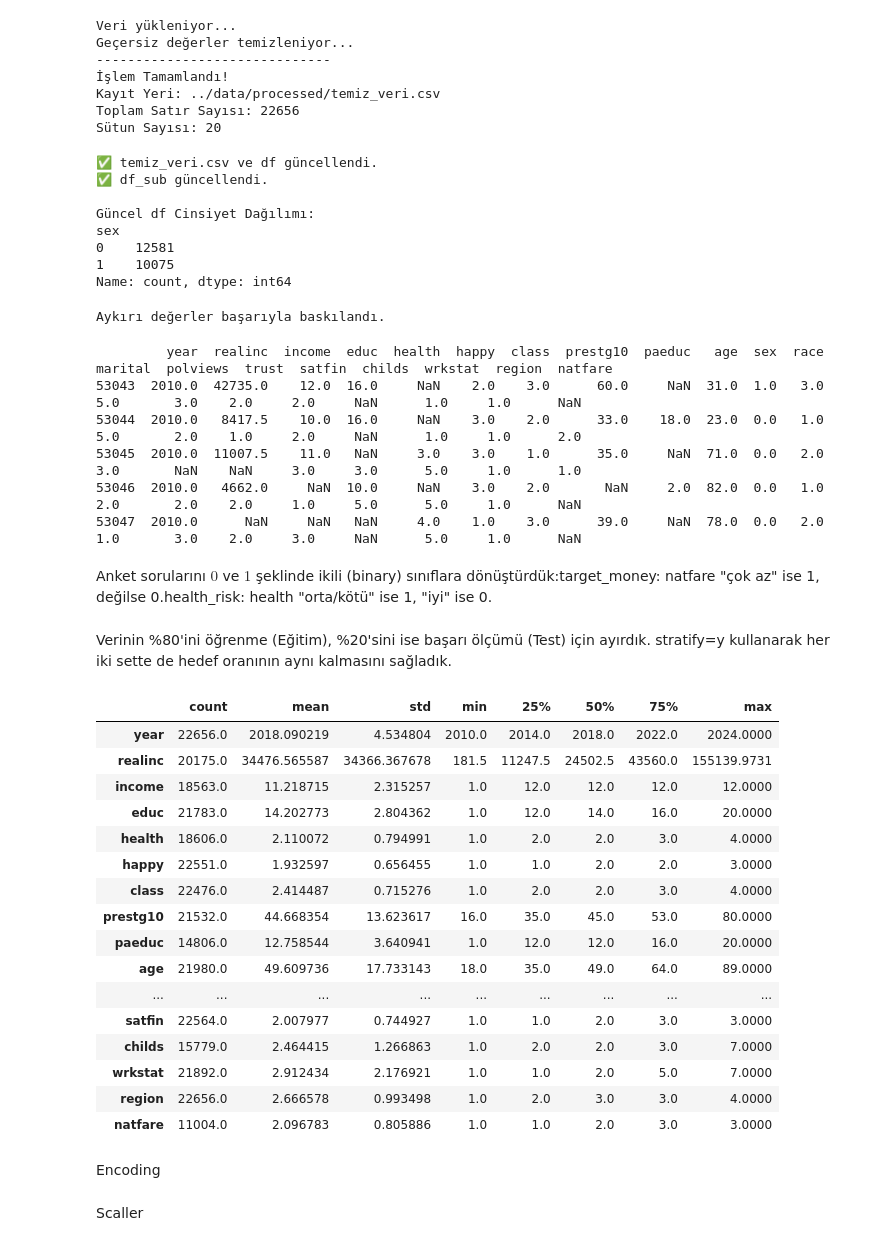
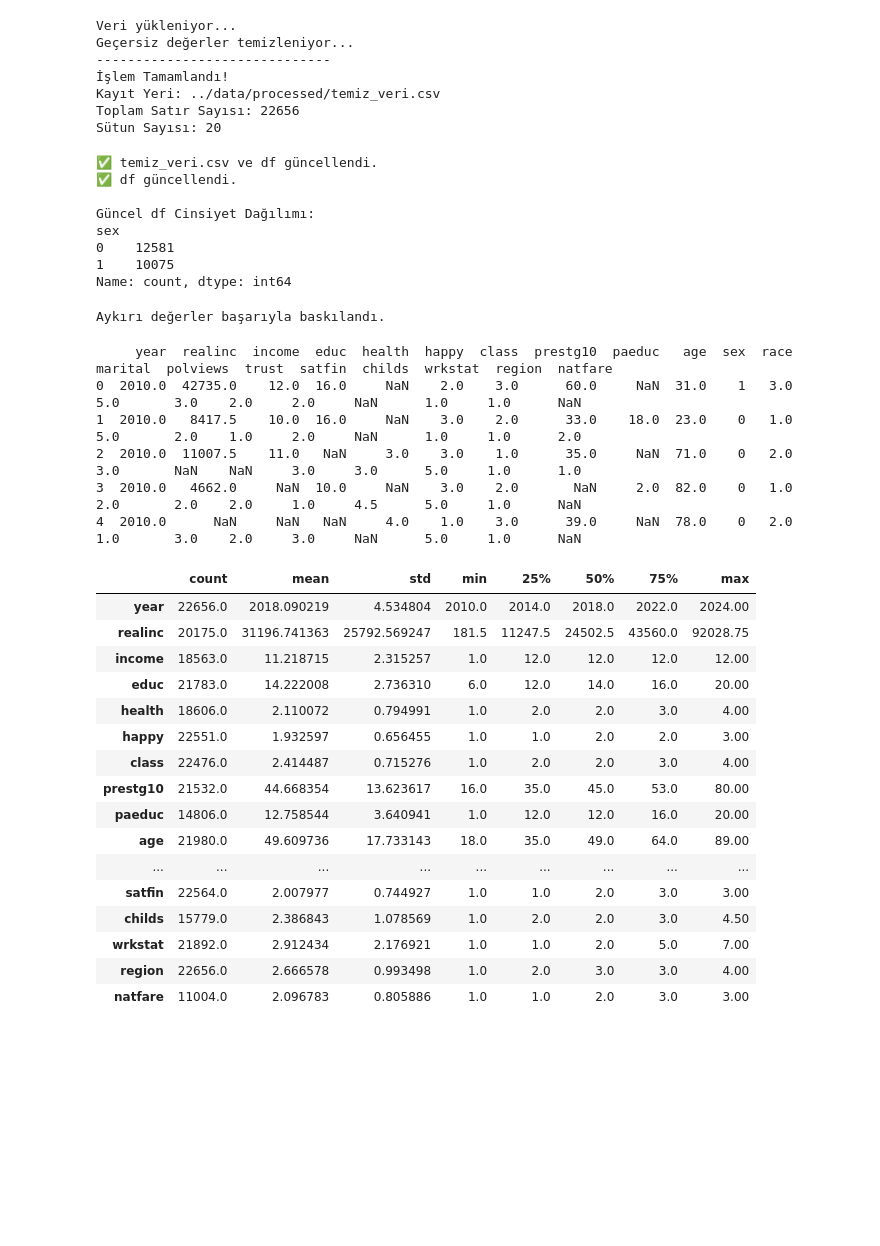
Before and after one commit to muratef/gss-sosyal-analiz, a Jupyter notebook: notebooks/01_veri_hazirlama.ipynb, the cells around one changed output. Saved outputs shown, nothing was run; the diff lists cells and outputs as text; code cells hidden in the pictures; blank space fills up the shorter version.

```diff
--- a/notebooks/01_veri_hazirlama.ipynb
+++ b/notebooks/01_veri_hazirlama.ipynb
@@ -192,20 +192,20 @@ df['sex'] = pd.to_numeric(df['sex'], errors='coerce').fillna(0).astype(int)
 df.to_csv(dosya_yolu, index=False)
 print("✅ temiz_veri.csv ve df güncellendi.")
 
-# 2. df_sub bellekte varsa onu da güncelle
-if 'df_sub' in locals():
-    df_sub.loc[:, 'sex'] = df_sub['sex'].replace(donusum)
-    df_sub.loc[:, 'sex'] = pd.to_numeric(df_sub['sex'], errors='coerce').fillna(0).astype(int)
-    print("✅ df_sub güncellendi.")
+# 2. df bellekte varsa onu da güncelle
+if 'df' in locals():
+    df.loc[:, 'sex'] = df['sex'].replace(donusum)
+    df.loc[:, 'sex'] = pd.to_numeric(df['sex'], errors='coerce').fillna(0).astype(int)
+    print("✅ df güncellendi.")
 else:
-    print("⚠️ df_sub henüz oluşturulmamış, sadece df ve dosya güncellendi.")
+    print("⚠️ df henüz oluşturulmamış, sadece df ve dosya güncellendi.")
 
 # Kontrol
 print("\nGüncel df Cinsiyet Dağılımı:")
 print(df['sex'].value_counts())
 # %% [output]
 ✅ temiz_veri.csv ve df güncellendi.
-✅ df_sub güncellendi.
+✅ df güncellendi.
 
 Güncel df Cinsiyet Dağılımı:
 sex
@@ -231,39 +231,31 @@ print("Aykırı değerler başarıyla baskılandı.")
 # %% [output]
 Aykırı değerler başarıyla baskılandı.
 # %%
-print(df_sub.head())
+print(df.head())
 # %% [output]
-         year  realinc  income  educ  health  happy  class  prestg10  paeduc   age  sex  race  marital  polviews  trust  satfin  childs  wrkstat  region  natfare
-53043  2010.0  42735.0    12.0  16.0     NaN    2.0    3.0      60.0     NaN  31.0  1.0   3.0      5.0       3.0    2.0     2.0     NaN      1.0     1.0      NaN
-53044  2010.0   8417.5    10.0  16.0     NaN    3.0    2.0      33.0    18.0  23.0  0.0   1.0      5.0       2.0    1.0     2.0     NaN      1.0     1.0      2.0
-53045  2010.0  11007.5    11.0   NaN     3.0    3.0    1.0      35.0     NaN  71.0  0.0   2.0      3.0       NaN    NaN     3.0     3.0      5.0     1.0      1.0
-53046  2010.0   4662.0     NaN  10.0     NaN    3.0    2.0       NaN     2.0  82.0  0.0   1.0      2.0       2.0    2.0     1.0     5.0      5.0     1.0      NaN
-53047  2010.0      NaN     NaN   NaN     4.0    1.0    3.0      39.0     NaN  78.0  0.0   2.0      1.0       3.0    2.0     3.0     NaN      5.0     1.0      NaN
+     year  realinc  income  educ  health  happy  class  prestg10  paeduc   age  sex  race  marital  polviews  trust  satfin  childs  wrkstat  region  natfare
+0  2010.0  42735.0    12.0  16.0     NaN    2.0    3.0      60.0     NaN  31.0    1   3.0      5.0       3.0    2.0     2.0     NaN      1.0     1.0      NaN
+1  2010.0   8417.5    10.0  16.0     NaN    3.0    2.0      33.0    18.0  23.0    0   1.0      5.0       2.0    1.0     2.0     NaN      1.0     1.0      2.0
+2  2010.0  11007.5    11.0   NaN     3.0    3.0    1.0      35.0     NaN  71.0    0   2.0      3.0       NaN    NaN     3.0     3.0      5.0     1.0      1.0
+3  2010.0   4662.0     NaN  10.0     NaN    3.0    2.0       NaN     2.0  82.0    0   1.0      2.0       2.0    2.0     1.0     4.5      5.0     1.0      NaN
+4  2010.0      NaN     NaN   NaN     4.0    1.0    3.0      39.0     NaN  78.0    0   2.0      1.0       3.0    2.0     3.0     NaN      5.0     1.0      NaN
-# %% [markdown]
-Anket sorularını $0$ ve $1$ şeklinde ikili (binary) sınıflara dönüştürdük:target_money: natfare "çok az" ise 1, değilse 0.health_risk: health "orta/kötü" ise 1, "iyi" ise 0.
-# %% [markdown]
-Verinin %80'ini öğrenme (Eğitim), %20'sini ise başarı ölçümü (Test) için ayırdık. stratify=y kullanarak her iki sette de hedef oranının aynı kalmasını sağladık.
 # %%
-df_sub.describe().T
+df.describe().T
 # %% [output]
 |  | count | mean | std | min | 25% | 50% | 75% | max |
-| year | 22656.0 | 2018.090219 | 4.534804 | 2010.0 | 2014.0 | 2018.0 | 2022.0 | 2024.0000 |
-| realinc | 20175.0 | 34476.565587 | 34366.367678 | 181.5 | 11247.5 | 24502.5 | 43560.0 | 155139.9731 |
-| income | 18563.0 | 11.218715 | 2.315257 | 1.0 | 12.0 | 12.0 | 12.0 | 12.0000 |
-| educ | 21783.0 | 14.202773 | 2.804362 | 1.0 | 12.0 | 14.0 | 16.0 | 20.0000 |
-| health | 18606.0 | 2.110072 | 0.794991 | 1.0 | 2.0 | 2.0 | 3.0 | 4.0000 |
-| happy | 22551.0 | 1.932597 | 0.656455 | 1.0 | 1.0 | 2.0 | 2.0 | 3.0000 |
-| class | 22476.0 | 2.414487 | 0.715276 | 1.0 | 2.0 | 2.0 | 3.0 | 4.0000 |
-| prestg10 | 21532.0 | 44.668354 | 13.623617 | 16.0 | 35.0 | 45.0 | 53.0 | 80.0000 |
-| paeduc | 14806.0 | 12.758544 | 3.640941 | 1.0 | 12.0 | 12.0 | 16.0 | 20.0000 |
-| age | 21980.0 | 49.609736 | 17.733143 | 18.0 | 35.0 | 49.0 | 64.0 | 89.0000 |
+| year | 22656.0 | 2018.090219 | 4.534804 | 2010.0 | 2014.0 | 2018.0 | 2022.0 | 2024.00 |
+| realinc | 20175.0 | 31196.741363 | 25792.569247 | 181.5 | 11247.5 | 24502.5 | 43560.0 | 92028.75 |
+| income | 18563.0 | 11.218715 | 2.315257 | 1.0 | 12.0 | 12.0 | 12.0 | 12.00 |
+| educ | 21783.0 | 14.222008 | 2.736310 | 6.0 | 12.0 | 14.0 | 16.0 | 20.00 |
+| health | 18606.0 | 2.110072 | 0.794991 | 1.0 | 2.0 | 2.0 | 3.0 | 4.00 |
+| happy | 22551.0 | 1.932597 | 0.656455 | 1.0 | 1.0 | 2.0 | 2.0 | 3.00 |
+| class | 22476.0 | 2.414487 | 0.715276 | 1.0 | 2.0 | 2.0 | 3.0 | 4.00 |
+| prestg10 | 21532.0 | 44.668354 | 13.623617 | 16.0 | 35.0 | 45.0 | 53.0 | 80.00 |
+| paeduc | 14806.0 | 12.758544 | 3.640941 | 1.0 | 12.0 | 12.0 | 16.0 | 20.00 |
+| age | 21980.0 | 49.609736 | 17.733143 | 18.0 | 35.0 | 49.0 | 64.0 | 89.00 |
 | ... | ... | ... | ... | ... | ... | ... | ... | ... |
-| satfin | 22564.0 | 2.007977 | 0.744927 | 1.0 | 1.0 | 2.0 | 3.0 | 3.0000 |
-| childs | 15779.0 | 2.464415 | 1.266863 | 1.0 | 2.0 | 2.0 | 3.0 | 7.0000 |
-| wrkstat | 21892.0 | 2.912434 | 2.176921 | 1.0 | 1.0 | 2.0 | 5.0 | 7.0000 |
-| region | 22656.0 | 2.666578 | 0.993498 | 1.0 | 2.0 | 3.0 | 3.0 | 4.0000 |
-| natfare | 11004.0 | 2.096783 | 0.805886 | 1.0 | 1.0 | 2.0 | 3.0 | 3.0000 |
+| satfin | 22564.0 | 2.007977 | 0.744927 | 1.0 | 1.0 | 2.0 | 3.0 | 3.00 |
+| childs | 15779.0 | 2.386843 | 1.078569 | 1.0 | 2.0 | 2.0 | 3.0 | 4.50 |
+| wrkstat | 21892.0 | 2.912434 | 2.176921 | 1.0 | 1.0 | 2.0 | 5.0 | 7.00 |
+| region | 22656.0 | 2.666578 | 0.993498 | 1.0 | 2.0 | 3.0 | 3.0 | 4.00 |
+| natfare | 11004.0 | 2.096783 | 0.805886 | 1.0 | 1.0 | 2.0 | 3.0 | 3.00 |
-# %% [markdown]
-Encoding
-# %% [markdown]
-Scaller
```
Also changed, not shown: parts of 3 cells of this notebook, 3 other files.
